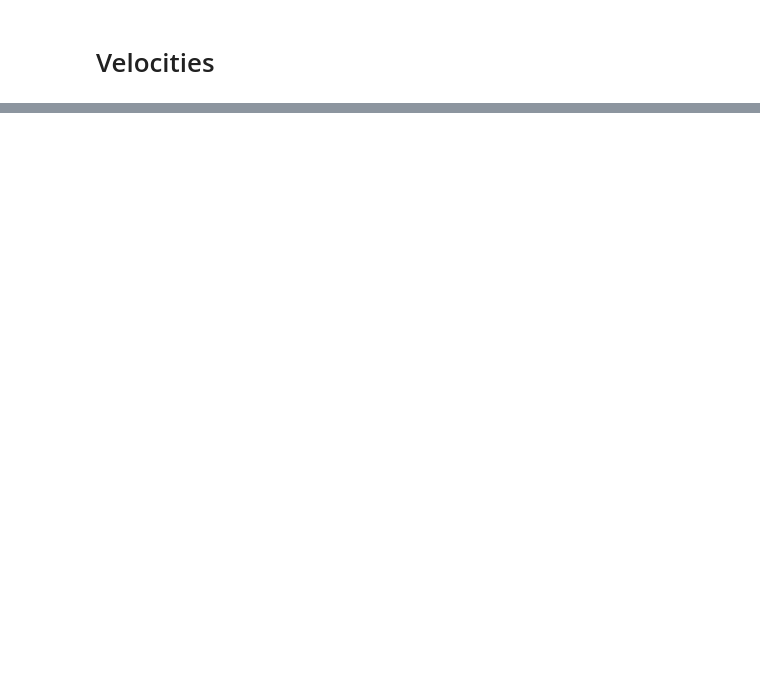
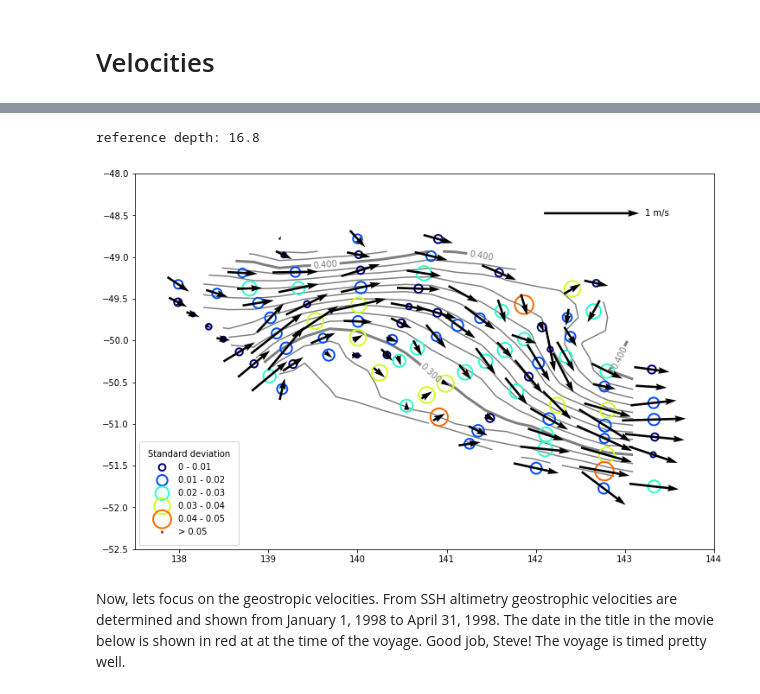
Before and after one commit to janjaapmeijer/phd-public, a Jupyter notebook: notebooks/velocity.ipynb, the cells around one changed output, grey strips where cells are left out. Saved outputs shown, nothing was run; the diff lists cells and outputs as text; code cells hidden in the pictures; blank space fills up the shorter version.

```diff
--- a/notebooks/velocity.ipynb
+++ b/notebooks/velocity.ipynb
@@ -285,0 +179,77 @@ plt.colorbar(scat, ax=ax[1])
+# %%
+smooth = True
+imld = []
+for ist in range(nst):
+
+    # read variables
+    sig0 = ctd['sigma0'][ist,]
+    pt = ctd['pt'][ist,]
+    z = ctd['z'][ist,]
+
+    # determine index of mixed layer depth
+    imld_tdd = mixed_layer_depth(z, sig0=sig0, pt=pt, smooth=smooth)[0]
+    imld.append(imld_tdd)
+
+# construct adcp pressure levels
+padcp = np.linspace(np.nanmin(adcp['p'][:]), np.nanmax(adcp['p'][:]), adcp.dimensions['plevel'].size)
+
+# find reference depth
+ref = 20
+iref, ref_dep = min(enumerate(padcp), key=lambda x: abs(x[1] - ref))
+print('reference depth: %s' %ref_dep)
+
+# find pressure of mixed layer depth
+pmld = [ctd['p'][i] for i in imld]
+imldadcp = [(np.abs(padcp - p)).argmin() for p in pmld]
+
+# calculate mean of velocities from surface to pressure level
+umldmean = np.array([np.nanmean(adcp['u_ctd'][ist, slice(iref, imldadcp[ist])]) for ist in range(nst)])
+vmldmean = np.array([np.nanmean(adcp['v_ctd'][ist, slice(iref, imldadcp[ist])]) for ist in range(nst)])
+
+# calculate magnitude of vectors and calculate standard deviation
+Vmldmean = np.array([np.nanmean(Vadcp[ist, slice(iref, imldadcp[ist])]) for ist in range(nst)])
+Vmldstd = np.array([np.nanstd(Vadcp[ist, slice(iref, imldadcp[ist])])
+                       if not all(Vadcp[ist, slice(iref, imldadcp[ist])].mask) else np.nan for ist in range(nst)])
+# %% [output]
+reference depth: 16.8
+# %%
+# PLOT
+
+fig, ax = plt.subplots(figsize=(12, 8))
+
+# plot dynamic height contours
+ct = ax.contour(xxD, yyD, Dgrd, bounds, colors='gray', zorder=-1)
+
+for ib, b in enumerate(bounds):
+    if b in bounds[4::10]:
+        zc = ct.collections[ib]
+        plt.setp(zc, linewidth=3)
+ax.clabel(ct, bounds[4::10], inline=1, fontsize=10)
+
+# plot quiver plot
+Q = ax.quiver(adcp['lon_ctd'][2:], adcp['lat_ctd'][2:], umldmean[2:], vmldmean[2:],
+              pivot='mid', units='inches', width=0.003*12, zorder=2)
+qk = plt.quiverkey(Q, 0.8, 0.8, 1, '1 m/s', labelpos='E',
+                   coordinates='figure', fontproperties={'size': 'medium'})
+
+# plot standard deviation scatter
+std_bins = [0, 0.01, 0.02, 0.03, 0.04, 0.05]
+for i in range(len(std_bins)):
+    if i == len(std_bins)-1:
+        criteria = (Vmldstd[2:] > std_bins[i])
+        label = '> %s' % (std_bins[i])
+    else:
+        criteria = (Vmldstd[2:] > std_bins[i]) & (Vmldstd[2:] <= std_bins[i + 1])
+        label = '%s - %s' % (std_bins[i], std_bins[i+1])
+    ax.scatter(adcp['lon_ctd'][2:][criteria], adcp['lat_ctd'][2:][criteria], s=Vmldstd[2:][criteria]*1e4,
+               label=label, color=colors[i], facecolors='none', linewidth=2, zorder=1)
+legend = ax.legend(title='Standard deviation', borderpad=1, fontsize='medium', loc=3)
+legend.get_title().set_fontsize('medium')
+
+ax.set_xlim([137.5, 144]), ax.set_ylim([-52.5, -48])
+
+plt.show()
+# %% [output]
+[figure, added]
+# %% [markdown]
+Now, lets focus on the geostropic velocities. From SSH altimetry geostrophic velocities are determined and shown from January 1, 1998 to April 31, 1998. The date in the title in the movie below is shown in red at at the time of the voyage. Good job, Steve! The voyage is timed pretty well.
```
Also changed, not shown: parts of 55 cells of this notebook.
